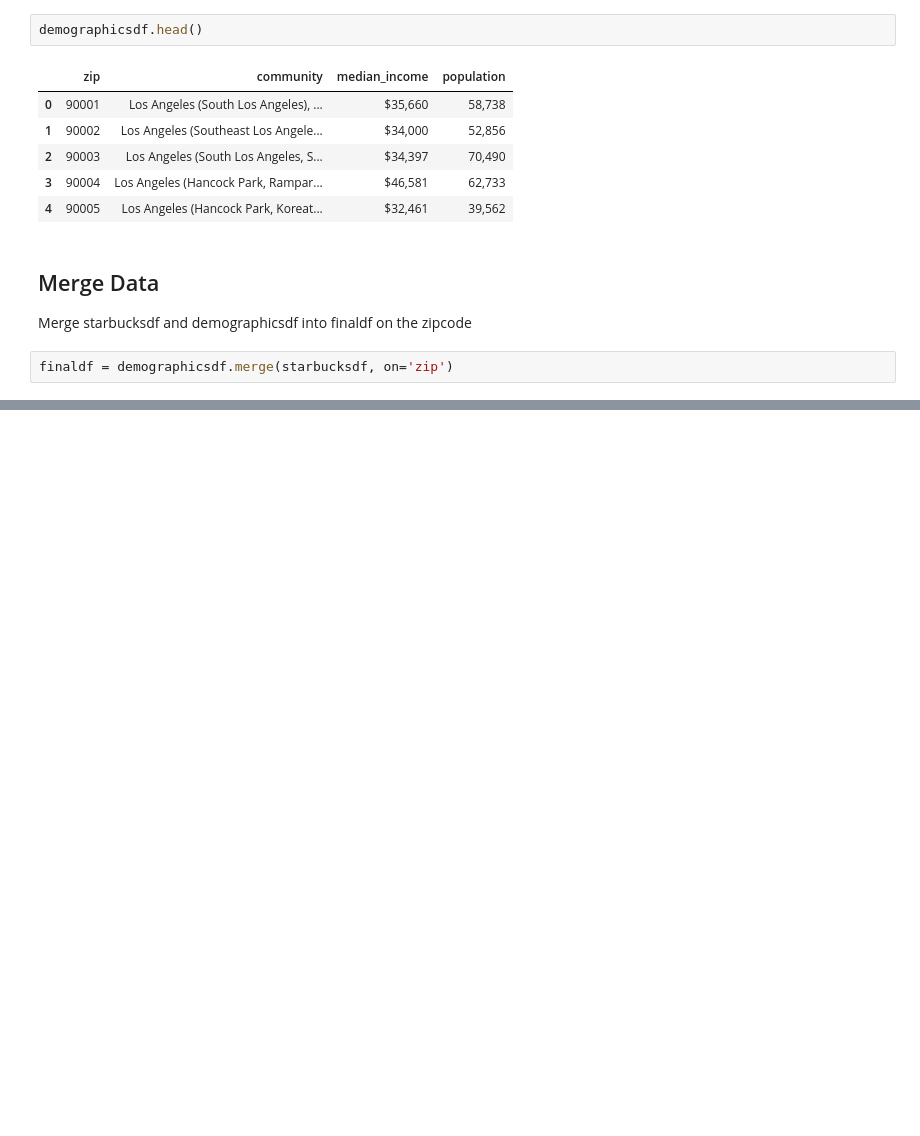
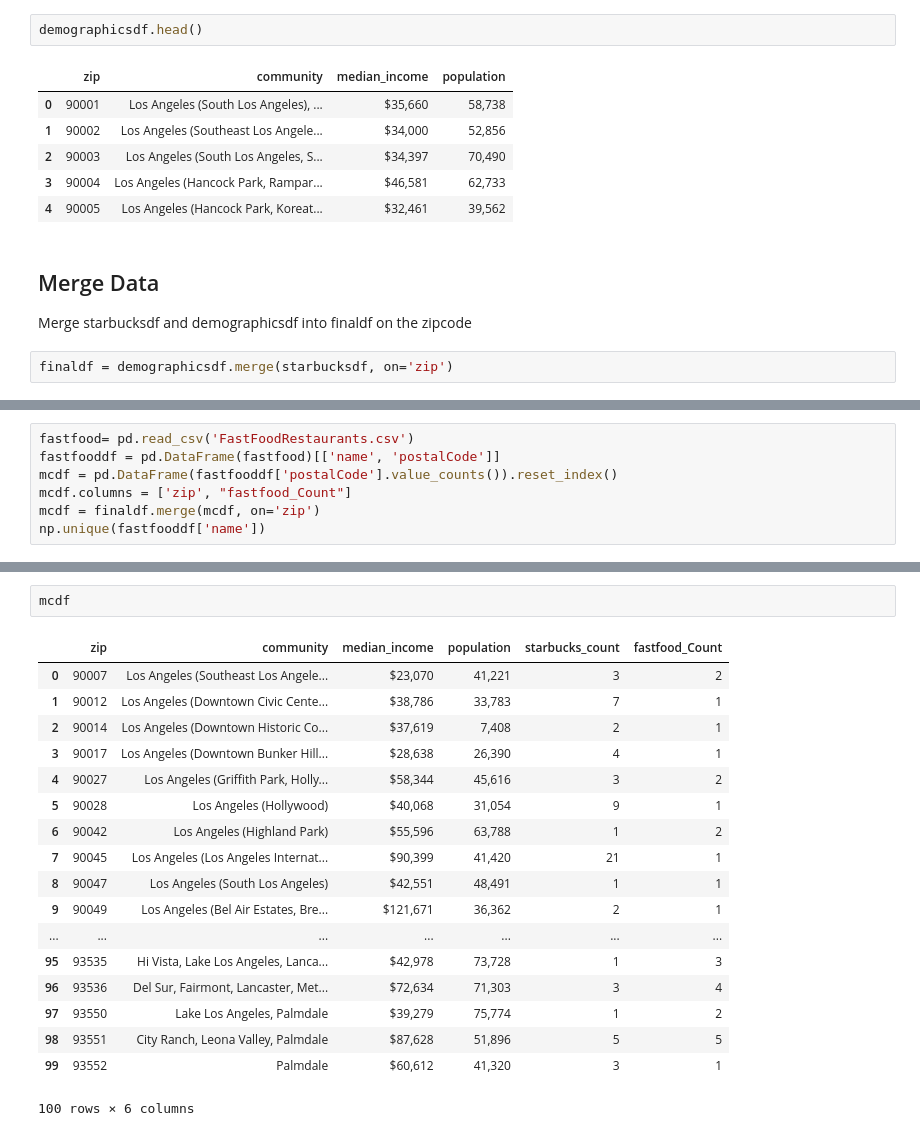
Before and after one commit to hone1er/ETLproject, a Jupyter notebook: datanotebook.ipynb, the cells around one changed output, grey strips where cells are left out. Cells and saved outputs as stored; diff of their text form; blank space fills up the shorter version.

Commit message:
fast food df

```diff
--- a/datanotebook.ipynb
+++ b/datanotebook.ipynb
@@ -117,0 +134,7 @@ finaldf.head()
+# %%
+fastfood= pd.read_csv('FastFoodRestaurants.csv')
+fastfooddf = pd.DataFrame(fastfood)[['name', 'postalCode']]
+mcdf = pd.DataFrame(fastfooddf['postalCode'].value_counts()).reset_index()
+mcdf.columns = ['zip', "fastfood_Count"]
+mcdf = finaldf.merge(mcdf, on='zip')
+np.unique(fastfooddf['name'])
@@ -117,0 +182,21 @@ finaldf.head()
+# %%
+mcdf
+# %% [output]
+|  | zip | community | median_income | population | starbucks_count | fastfood_Count |
+| 0 | 90007 | Los Angeles (Southeast Los Angele... | $23,070 | 41,221 | 3 | 2 |
+| 1 | 90012 | Los Angeles (Downtown Civic Cente... | $38,786 | 33,783 | 7 | 1 |
+| 2 | 90014 | Los Angeles (Downtown Historic Co... | $37,619 | 7,408 | 2 | 1 |
+| 3 | 90017 | Los Angeles (Downtown Bunker Hill... | $28,638 | 26,390 | 4 | 1 |
+| 4 | 90027 | Los Angeles (Griffith Park, Holly... | $58,344 | 45,616 | 3 | 2 |
+| 5 | 90028 | Los Angeles (Hollywood) | $40,068 | 31,054 | 9 | 1 |
+| 6 | 90042 | Los Angeles (Highland Park) | $55,596 | 63,788 | 1 | 2 |
+| 7 | 90045 | Los Angeles (Los Angeles Internat... | $90,399 | 41,420 | 21 | 1 |
+| 8 | 90047 | Los Angeles (South Los Angeles) | $42,551 | 48,491 | 1 | 1 |
+| 9 | 90049 | Los Angeles (Bel Air Estates, Bre... | $121,671 | 36,362 | 2 | 1 |
+| ... | ... | ... | ... | ... | ... | ... |
+| 95 | 93535 | Hi Vista, Lake Los Angeles, Lanca... | $42,978 | 73,728 | 1 | 3 |
+| 96 | 93536 | Del Sur, Fairmont, Lancaster, Met... | $72,634 | 71,303 | 3 | 4 |
+| 97 | 93550 | Lake Los Angeles, Palmdale | $39,279 | 75,774 | 1 | 2 |
+| 98 | 93551 | City Ranch, Leona Valley, Palmdale | $87,628 | 51,896 | 5 | 5 |
+| 99 | 93552 | Palmdale | $60,612 | 41,320 | 3 | 1 |
+100 rows × 6 columns
```
Also changed, not shown: parts of 6 cells of this notebook, 3 other files.
